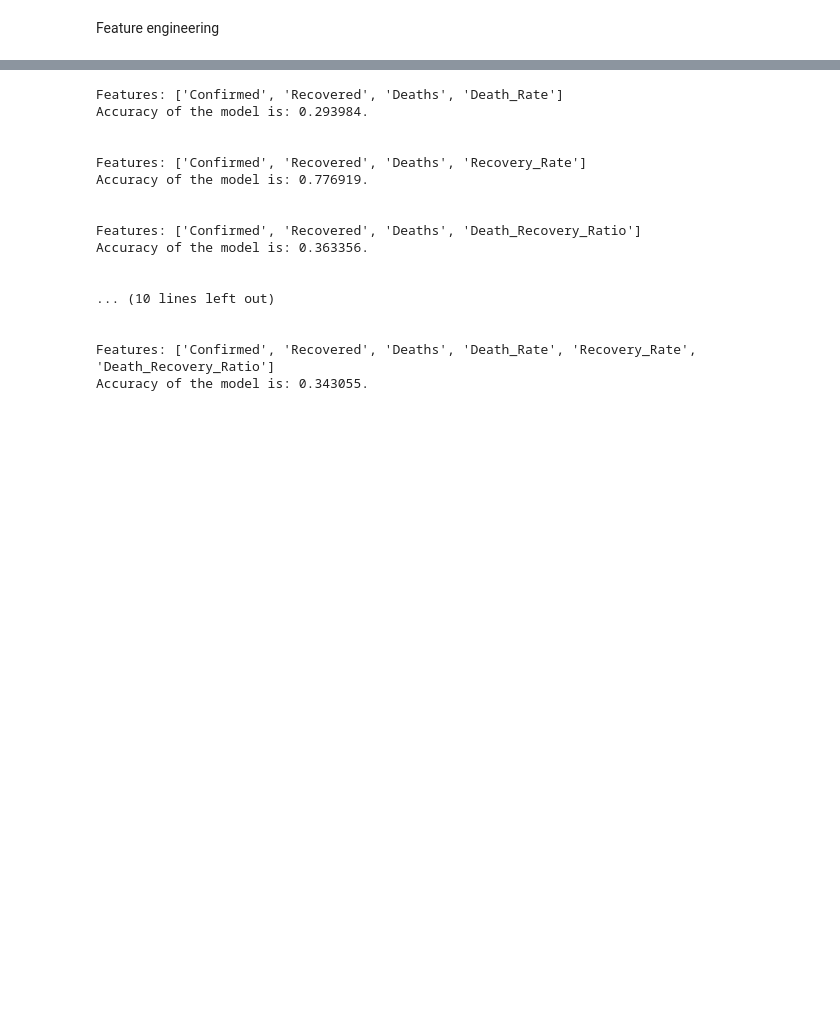
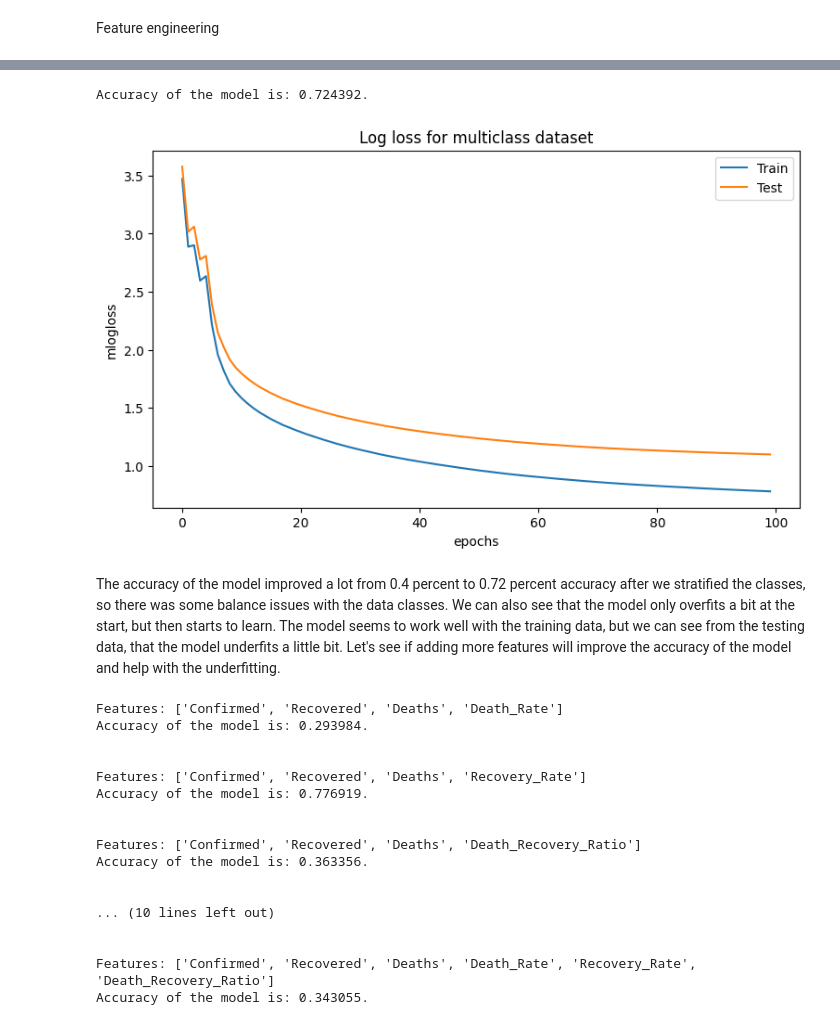
Before and after one commit to SamiAnttalainen/Covid-19_Analysis-Project, a Jupyter notebook: Covid-19_Modeling.ipynb, the cells around one changed output, grey strips where cells are left out. Saved outputs shown, nothing was run; the diff lists cells and outputs as text; code cells hidden in the pictures; blank space fills up the shorter version.

```diff
--- a/Covid-19_Modeling.ipynb
+++ b/Covid-19_Modeling.ipynb
@@ -231,3 +253,10 @@ Let's see if adding more features will improve the accuracy of the model
+# %%
+train_test_generator(features, target, modified_data, True)
+# %% [output]
+Accuracy of the model is: 0.724392.
+[figure, added]
+# %% [markdown]
+The accuracy of the model improved a lot from 0.4 percent to 0.72 percent accuracy after we stratified the classes, so there was some balance issues with the data classes. We can also see that the model only overfits a bit at the start, but then starts to learn. The model seems to work well with the training data, but we can see from the testing data, that the model underfits a little bit. Let's see if adding more features will improve the accuracy of the model and help with the underfitting.
 # %%
 # Function to add new features to the dataset
 def add_feature(data, feature1, feature2, new_feature):
```
Also changed, not shown: parts of 7 cells of this notebook.
